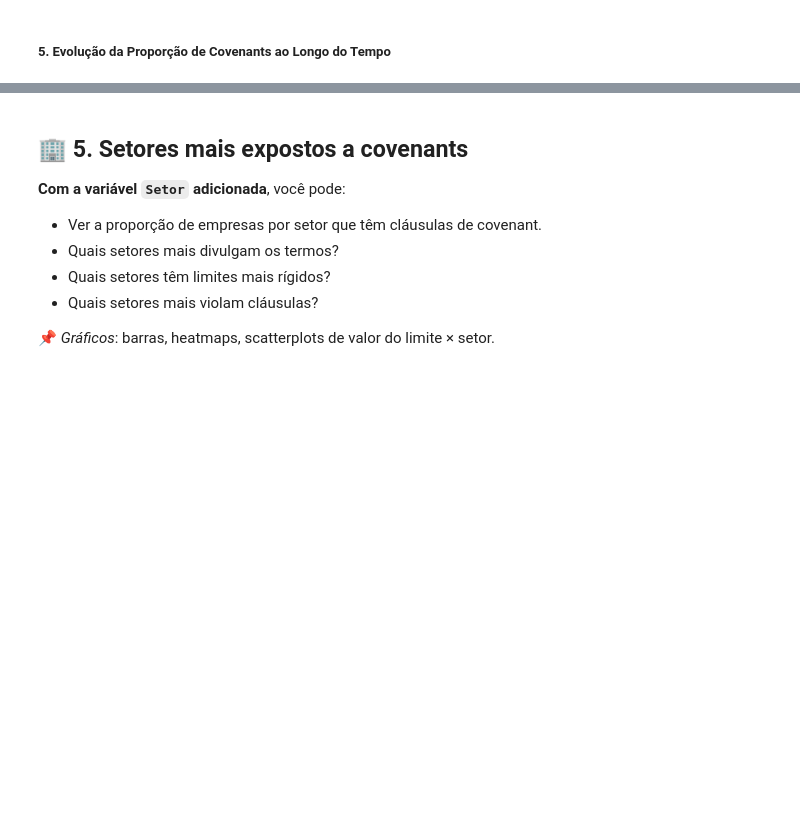
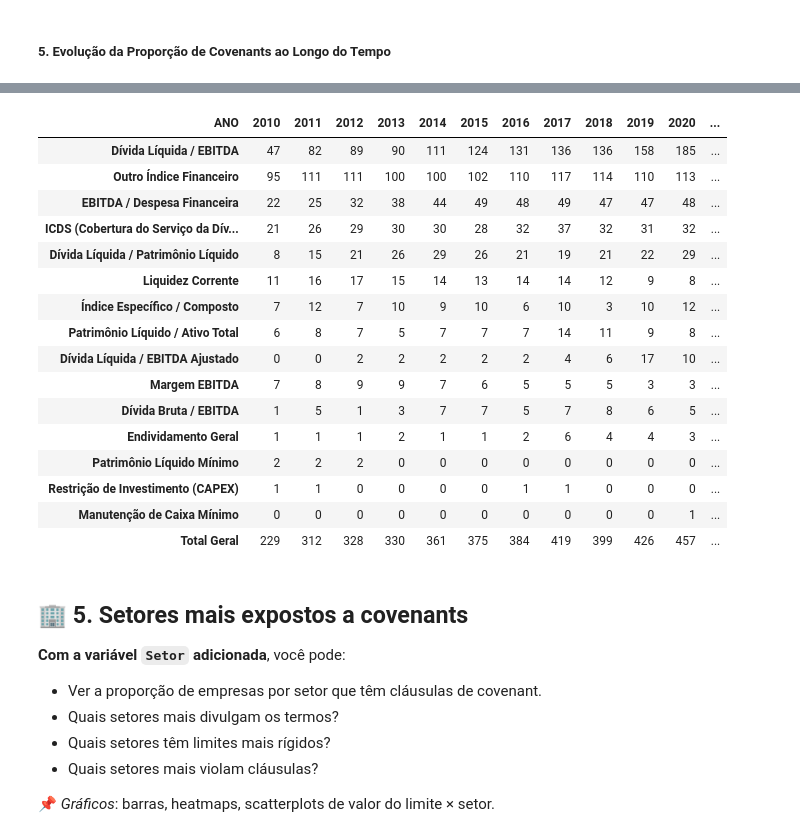
Before and after one commit to meduardajustino/Covenants-Contabeis, a Jupyter notebook: Análise Covenants.ipynb, the cells around one changed output, grey strips where cells are left out. Drawn from its saved outputs; the diff is of its cells as text; code cells hidden in the pictures; blank space fills up the shorter version.

```diff
--- a/Análise Covenants.ipynb
+++ b/Análise Covenants.ipynb
@@ -592,3 +915,62 @@ plt.show()
+# %%
+tabela_frequencia = pd.crosstab(
+    df_filtrado['Indice_Padronizado'],
+    df_filtrado['ANO']
+)
+
+# Garante que todos os anos no intervalo de seus dados apareçam, preenchendo com 0 se não houver dados
+if not tabela_frequencia.empty:
+    todos_os_anos = range(tabela_frequencia.columns.min(), tabela_frequencia.columns.max() + 1)
+    tabela_frequencia = tabela_frequencia.reindex(columns=todos_os_anos, fill_value=0)
+
+# Passo 2: Adicionar a coluna 'Total'
+tabela_frequencia['Total'] = tabela_frequencia.sum(axis=1)
+
+# Passo 3: Ordenar a tabela pela coluna 'Total' em ordem decrescente
+tabela_frequencia = tabela_frequencia.sort_values(by='Total', ascending=False)
+
+# Passo 4: Calcular e adicionar a coluna 'Freq. (%)'
+total_geral_covenants = tabela_frequencia['Total'].sum()
+if total_geral_covenants > 0:
+    tabela_frequencia['Freq. (%)'] = (tabela_frequencia['Total'] / total_geral_covenants) * 100
+else:
+    tabela_frequencia['Freq. (%)'] = 0
+
+# Passo 5: Adicionar a linha de 'Total' ao final
+soma_colunas = tabela_frequencia.sum()
+soma_colunas.name = 'Total Geral'
+tabela_frequencia = pd.concat([tabela_frequencia, soma_colunas.to_frame().T])
+
+
+# Passo 6: Formatação final para apresentação (ótimo para notebooks)
+# Isso cria uma visualização estilizada da tabela
+tabela_final_formatada = tabela_frequencia.style.format({
+    **{ano: '{:.0f}' for ano in todos_os_anos}, # Anos como números inteiros
+    'Total': '{:.0f}',                          # Total como número inteiro
+    'Freq. (%)': '{:.1f}%'                      # Frequência com 1 casa decimal e '%'
+}).bar(subset=['Freq. (%)'], color='#cce5ff', vmin=0)
+
+
+# Exibe a tabela final formatada
+tabela_final_formatada
+# %% [output]
+| ANO | 2010 | 2011 | 2012 | 2013 | 2014 | 2015 | 2016 | 2017 | 2018 | 2019 | 2020 | ... |
+| Dívida Líquida / EBITDA | 47 | 82 | 89 | 90 | 111 | 124 | 131 | 136 | 136 | 158 | 185 | ... |
+| Outro Índice Financeiro | 95 | 111 | 111 | 100 | 100 | 102 | 110 | 117 | 114 | 110 | 113 | ... |
+| EBITDA / Despesa Financeira | 22 | 25 | 32 | 38 | 44 | 49 | 48 | 49 | 47 | 47 | 48 | ... |
+| ICDS (Cobertura do Serviço da Dív... | 21 | 26 | 29 | 30 | 30 | 28 | 32 | 37 | 32 | 31 | 32 | ... |
+| Dívida Líquida / Patrimônio Líquido | 8 | 15 | 21 | 26 | 29 | 26 | 21 | 19 | 21 | 22 | 29 | ... |
+| Liquidez Corrente | 11 | 16 | 17 | 15 | 14 | 13 | 14 | 14 | 12 | 9 | 8 | ... |
+| Índice Específico / Composto | 7 | 12 | 7 | 10 | 9 | 10 | 6 | 10 | 3 | 10 | 12 | ... |
+| Patrimônio Líquido / Ativo Total | 6 | 8 | 7 | 5 | 7 | 7 | 7 | 14 | 11 | 9 | 8 | ... |
+| Dívida Líquida / EBITDA Ajustado | 0 | 0 | 2 | 2 | 2 | 2 | 2 | 4 | 6 | 17 | 10 | ... |
+| Margem EBITDA | 7 | 8 | 9 | 9 | 7 | 6 | 5 | 5 | 5 | 3 | 3 | ... |
+| Dívida Bruta / EBITDA | 1 | 5 | 1 | 3 | 7 | 7 | 5 | 7 | 8 | 6 | 5 | ... |
+| Endividamento Geral | 1 | 1 | 1 | 2 | 1 | 1 | 2 | 6 | 4 | 4 | 3 | ... |
+| Patrimônio Líquido Mínimo | 2 | 2 | 2 | 0 | 0 | 0 | 0 | 0 | 0 | 0 | 0 | ... |
+| Restrição de Investimento (CAPEX) | 1 | 1 | 0 | 0 | 0 | 0 | 1 | 1 | 0 | 0 | 0 | ... |
+| Manutenção de Caixa Mínimo | 0 | 0 | 0 | 0 | 0 | 0 | 0 | 0 | 0 | 0 | 1 | ... |
+| Total Geral | 229 | 312 | 328 | 330 | 361 | 375 | 384 | 419 | 399 | 426 | 457 | ... |
 # %% [markdown]
 
 ## 🏢 5. **Setores mais expostos a covenants**
```
Also changed, not shown: parts of 38 cells of this notebook, 1 other file.
